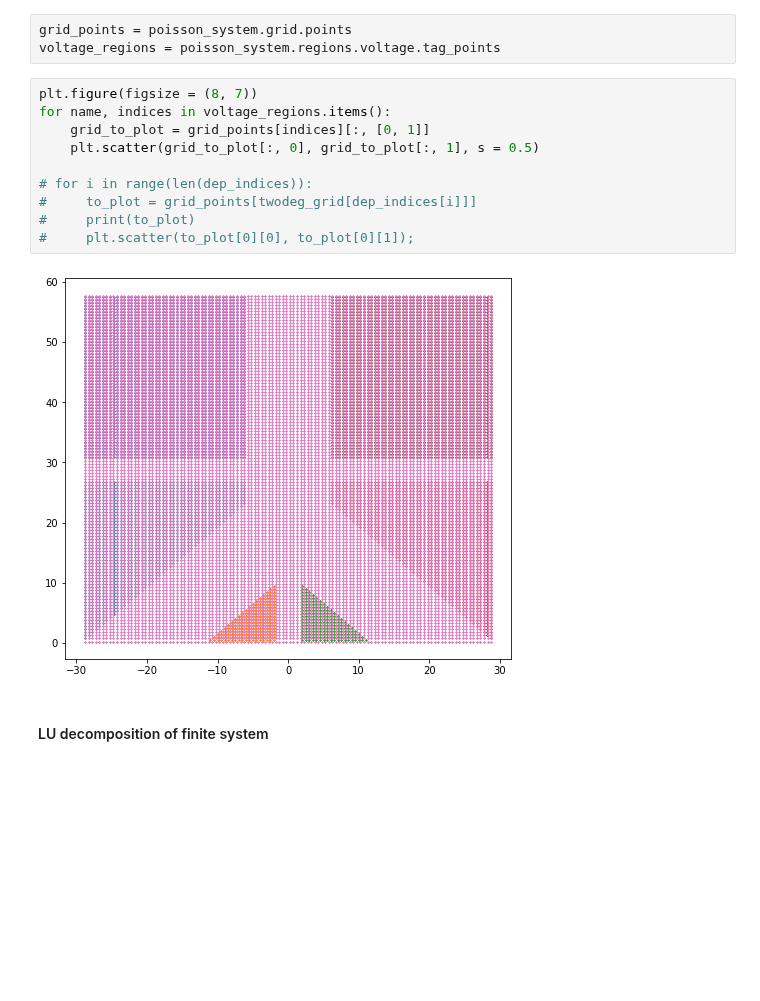
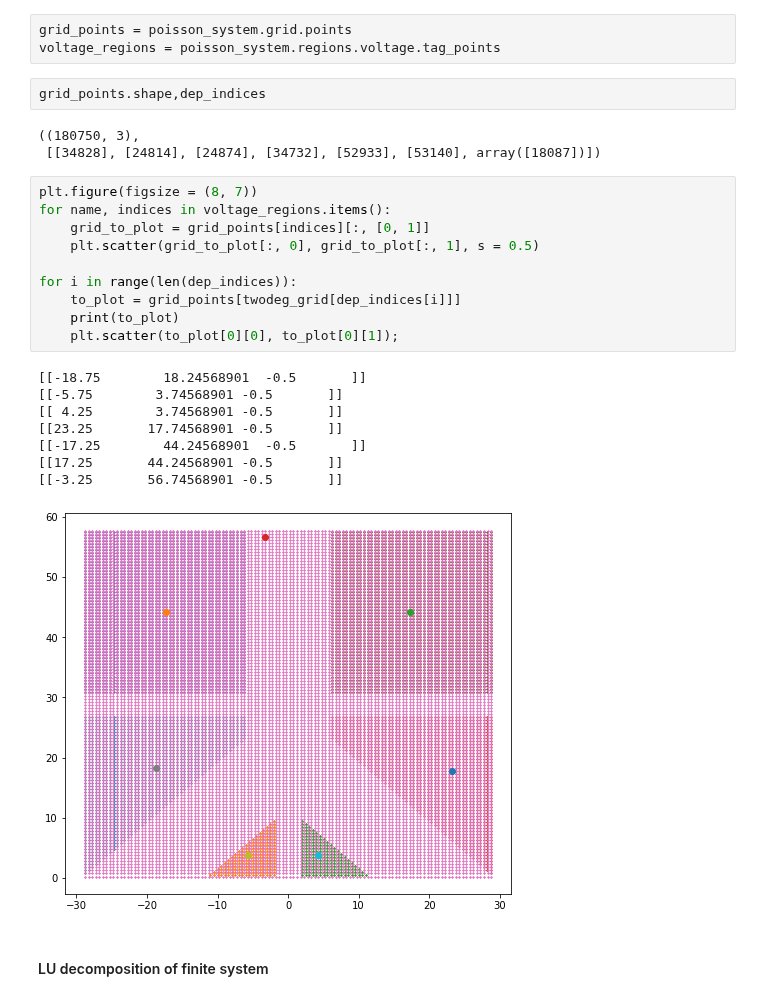
Before and after one commit to Satin21/Trijunction, a Jupyter notebook: analysis/Y.ipynb, the cells around one changed output. Drawn from its saved outputs; the diff is of its cells as text; blank space fills up the shorter version.

```diff
--- a/analysis/Y.ipynb
+++ b/analysis/Y.ipynb
@@ -224,18 +224,30 @@ Wall time: 1min 17s
 # %%
 grid_points = poisson_system.grid.points
 voltage_regions = poisson_system.regions.voltage.tag_points
+# %%
+grid_points.shape,dep_indices
+# %% [output]
+((180750, 3),
+ [[34828], [24814], [24874], [34732], [52933], [53140], array([18087])])
 # %%
 plt.figure(figsize = (8, 7))
 for name, indices in voltage_regions.items():
     grid_to_plot = grid_points[indices][:, [0, 1]]
     plt.scatter(grid_to_plot[:, 0], grid_to_plot[:, 1], s = 0.5)
 
-# for i in range(len(dep_indices)):
-#     to_plot = grid_points[twodeg_grid[dep_indices[i]]]
-#     print(to_plot)
-#     plt.scatter(to_plot[0][0], to_plot[0][1]);
+for i in range(len(dep_indices)):
+    to_plot = grid_points[twodeg_grid[dep_indices[i]]]
+    print(to_plot)
+    plt.scatter(to_plot[0][0], to_plot[0][1]);
 # %% [output]
+[[-18.75        18.24568901  -0.5       ]]
+[[-5.75        3.74568901 -0.5       ]]
+[[ 4.25        3.74568901 -0.5       ]]
+[[23.25       17.74568901 -0.5       ]]
+[[-17.25        44.24568901  -0.5       ]]
+[[17.25       44.24568901 -0.5       ]]
+[[-3.25       56.74568901 -0.5       ]]
-[figure, old version]
+[figure, new version]
 # %% [markdown]
 #### LU decomposition of finite system
 # %%
```
Also changed, not shown: parts of 53 cells of this notebook, 1 other file.
